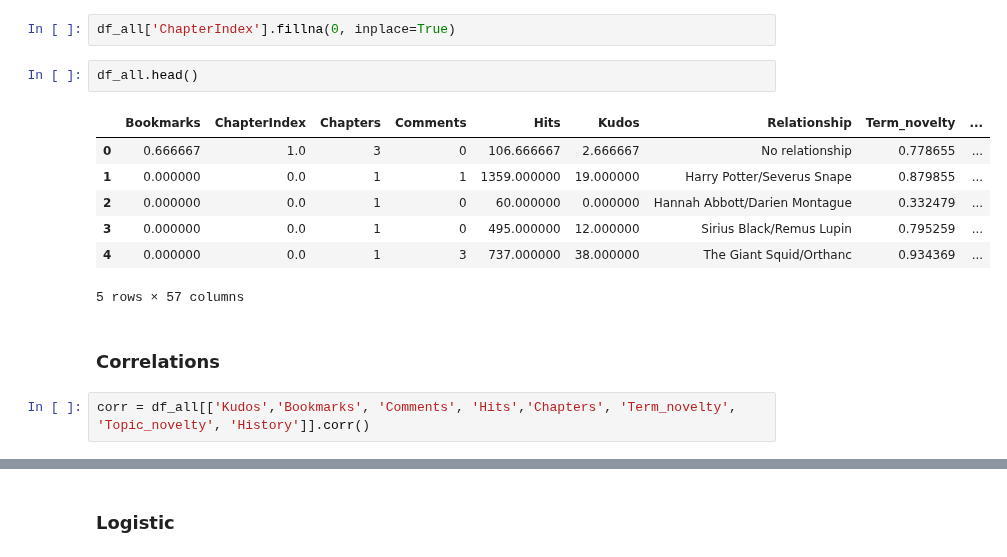
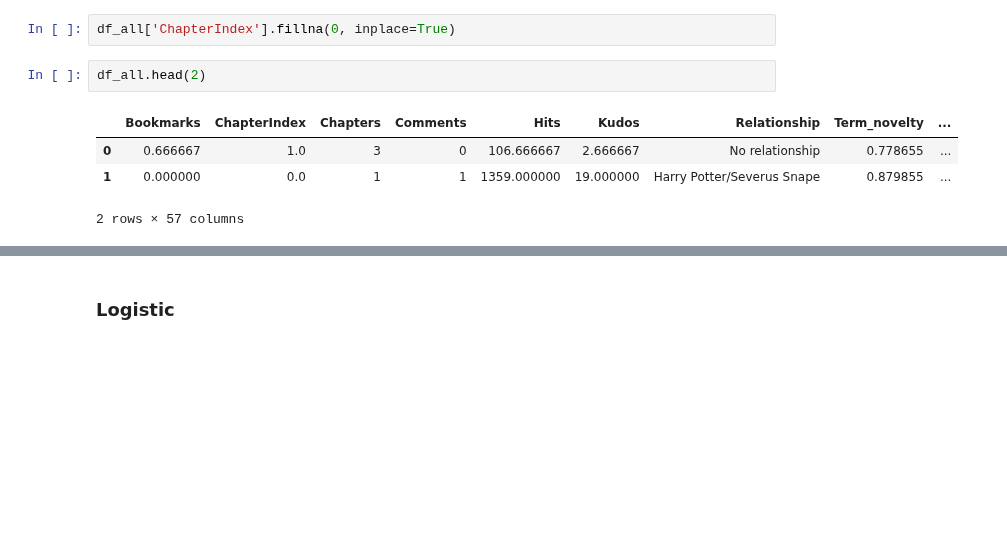
Before and after one commit to yzjing/ao3_old, a Jupyter notebook: exps/20180604_regression/2-step.ipynb, the cells around one changed output, grey strips where cells are left out. Cells and saved outputs as stored; diff of their text form; blank space fills up the shorter version.

```diff
--- a/exps/20180604_regression/2-step.ipynb
+++ b/exps/20180604_regression/2-step.ipynb
@@ -17,16 +17,9 @@ len(df_all)
 # %%
 df_all['ChapterIndex'].fillna(0, inplace=True)
 # %%
-df_all.head()
+df_all.head(2)
 # %% [output]
 |  | Bookmarks | ChapterIndex | Chapters | Comments | Hits | Kudos | Relationship | Term_novelty | ... |
 | 0 | 0.666667 | 1.0 | 3 | 0 | 106.666667 | 2.666667 | No relationship | 0.778655 | ... |
 | 1 | 0.000000 | 0.0 | 1 | 1 | 1359.000000 | 19.000000 | Harry Potter/Severus Snape | 0.879855 | ... |
-| 2 | 0.000000 | 0.0 | 1 | 0 | 60.000000 | 0.000000 | Hannah Abbott/Darien Montague | 0.332479 | ... |
-| 3 | 0.000000 | 0.0 | 1 | 0 | 495.000000 | 12.000000 | Sirius Black/Remus Lupin | 0.795259 | ... |
-| 4 | 0.000000 | 0.0 | 1 | 3 | 737.000000 | 38.000000 | The Giant Squid/Orthanc | 0.934369 | ... |
-5 rows × 57 columns
+2 rows × 57 columns
-# %% [markdown]
-### Correlations
-# %%
-corr = df_all[['Kudos','Bookmarks', 'Comments', 'Hits','Chapters', 'Term_novelty', 'Topic_novelty', 'History']].corr()
```
Also changed, not shown: parts of 19 cells of this notebook, 5 other files.
